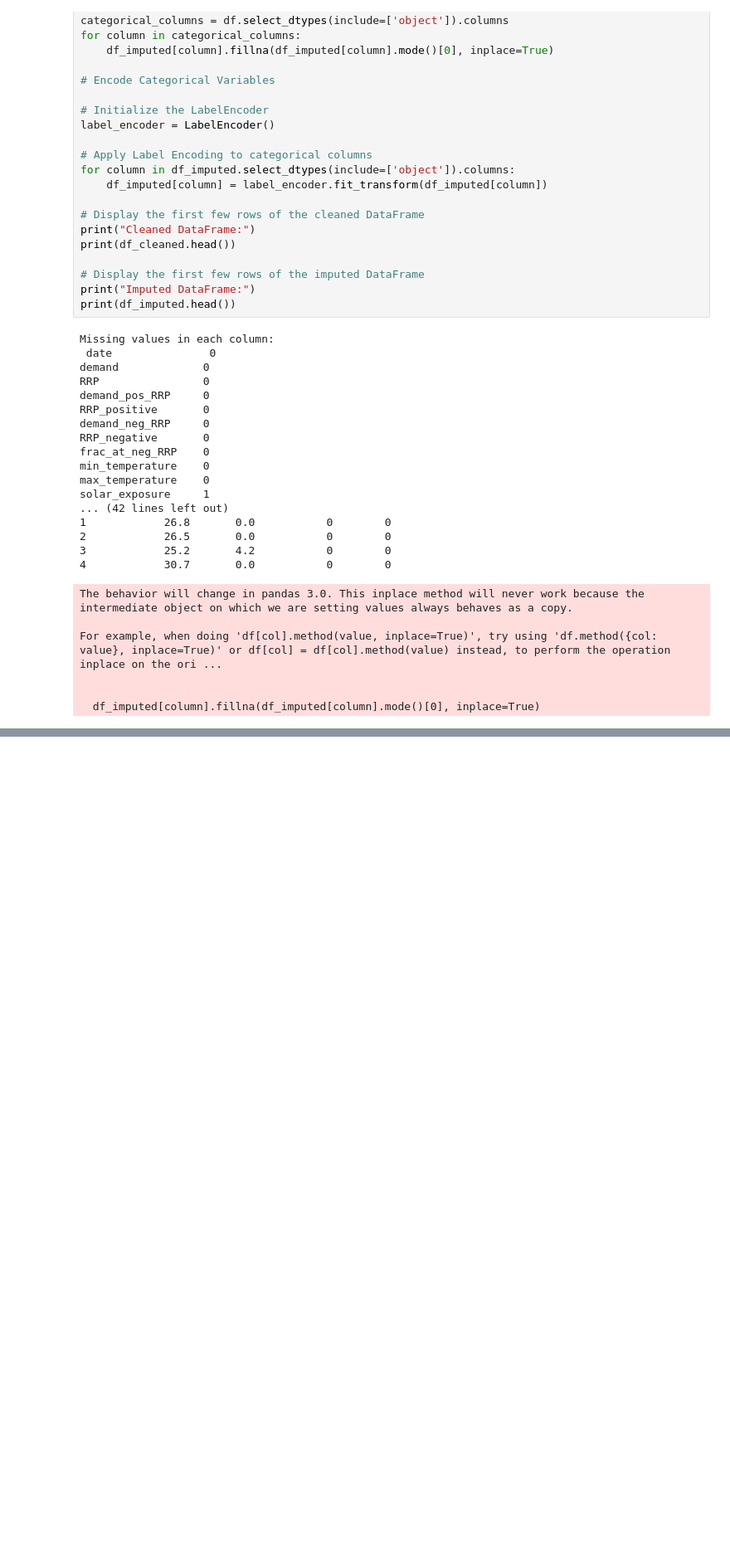
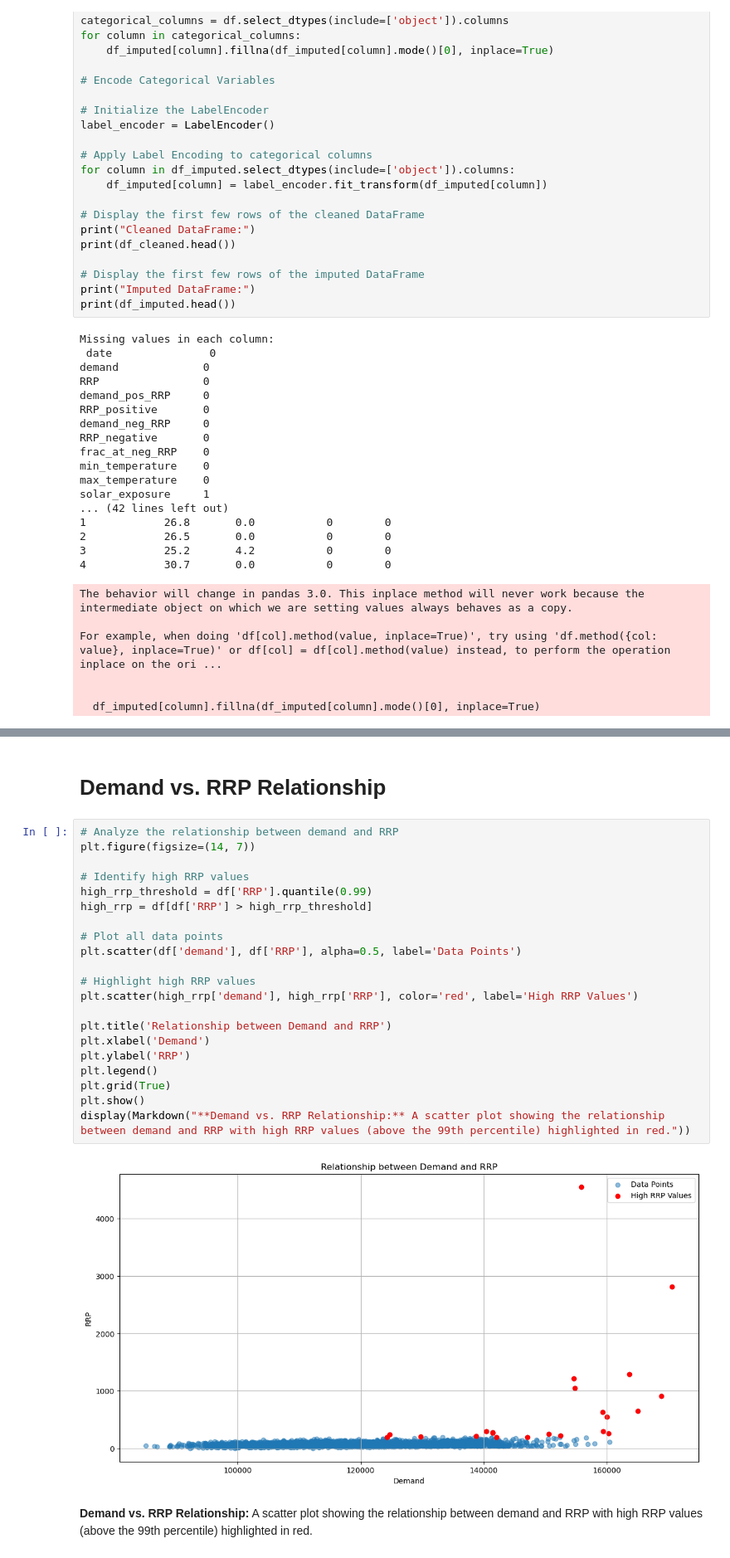
Before and after one commit to sainath9392/Electricity_Demand-and_Price_ForecastingInfosys_Internship_Oct2025, a Jupyter notebook: main.ipynb, the cells around one changed output, grey strips where cells are left out. Shown: that part at 83% size. Drawn from its saved outputs; the diff is of its cells as text; blank space fills up the shorter version.

```diff
--- a/main.ipynb
+++ b/main.ipynb
@@ -97,0 +165,26 @@ For example, when doing 'df[col].method(value, inplace=True)', try using 'df.met
+# %% [markdown]
+# Demand vs. RRP Relationship
+# %%
+# Analyze the relationship between demand and RRP
+plt.figure(figsize=(14, 7))
+
+# Identify high RRP values
+high_rrp_threshold = df['RRP'].quantile(0.99)
+high_rrp = df[df['RRP'] > high_rrp_threshold]
+
+# Plot all data points
+plt.scatter(df['demand'], df['RRP'], alpha=0.5, label='Data Points')
+
+# Highlight high RRP values
+plt.scatter(high_rrp['demand'], high_rrp['RRP'], color='red', label='High RRP Values')
+
+plt.title('Relationship between Demand and RRP')
+plt.xlabel('Demand')
+plt.ylabel('RRP')
+plt.legend()
+plt.grid(True)
+plt.show()
+display(Markdown("**Demand vs. RRP Relationship:** A scatter plot showing the relationship between demand and RRP with high RRP values (above the 99th percentile) highlighted in red."))
+# %% [output]
+[figure, added]
+**Demand vs. RRP Relationship:** A scatter plot showing the relationship between demand and RRP with high RRP values (above the 99th percentile) highlighted in red.
```
Also changed, not shown: parts of 10 cells of this notebook.
